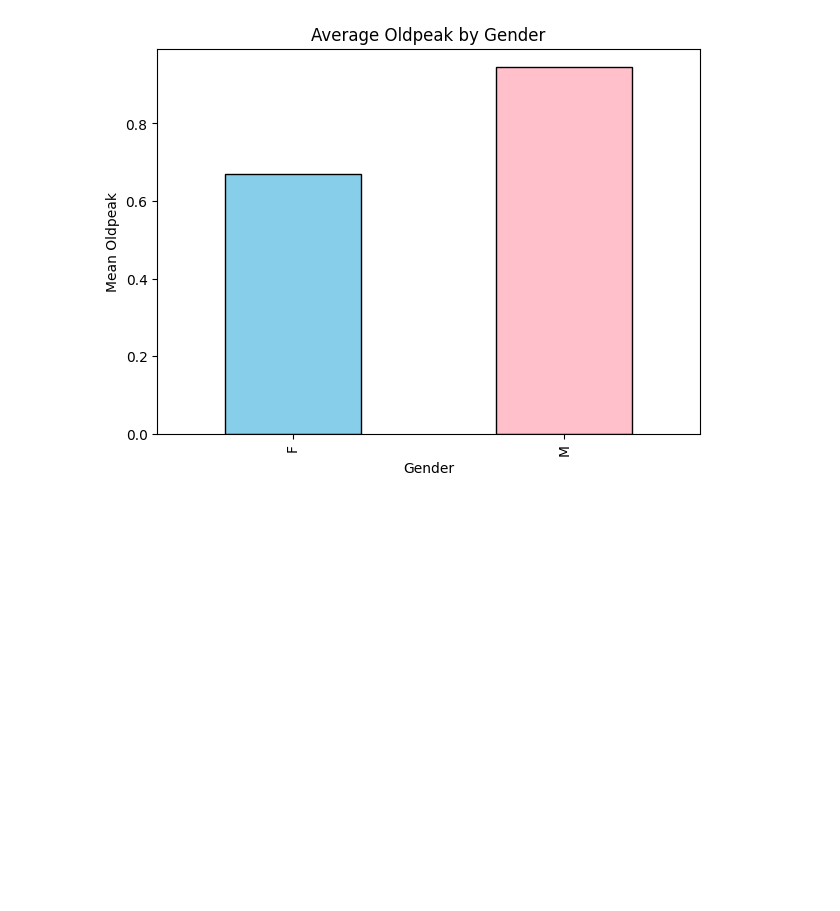
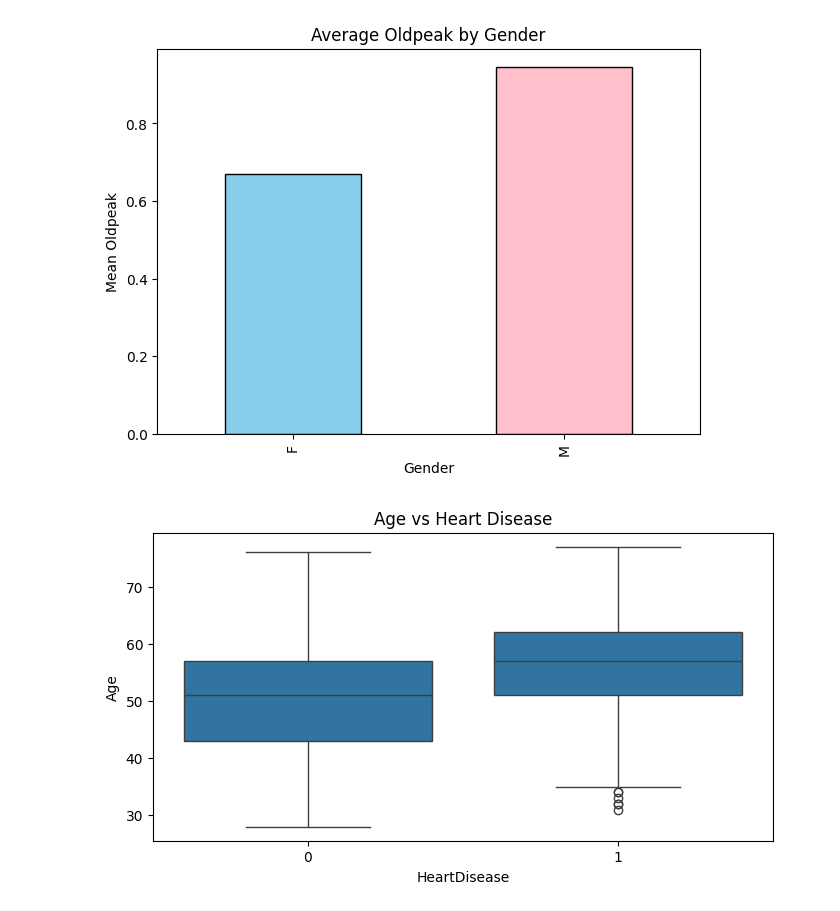
Before and after one commit to nehaljain21/Heart_Disease_EDA, a Jupyter notebook: HeartDisease.ipynb, the cells around one changed output. Saved outputs shown, nothing was run; the diff lists cells and outputs as text; code cells hidden in the pictures; blank space fills up the shorter version.

Commit message:
Box plots

```diff
--- a/HeartDisease.ipynb
+++ b/HeartDisease.ipynb
@@ -207,3 +207,11 @@ F    0.668912
 M    0.945517
 Name: Oldpeak, dtype: float64
 [figure]
+# %%
+import seaborn as sns
+plt.figure(figsize=(8,4))
+sns.boxplot(x='HeartDisease', y='Age', data=df)
+plt.title('Age vs Heart Disease')
+plt.show()
+# %% [output]
+[figure, added]
```
Also changed, not shown: parts of 1 cell of this notebook.
